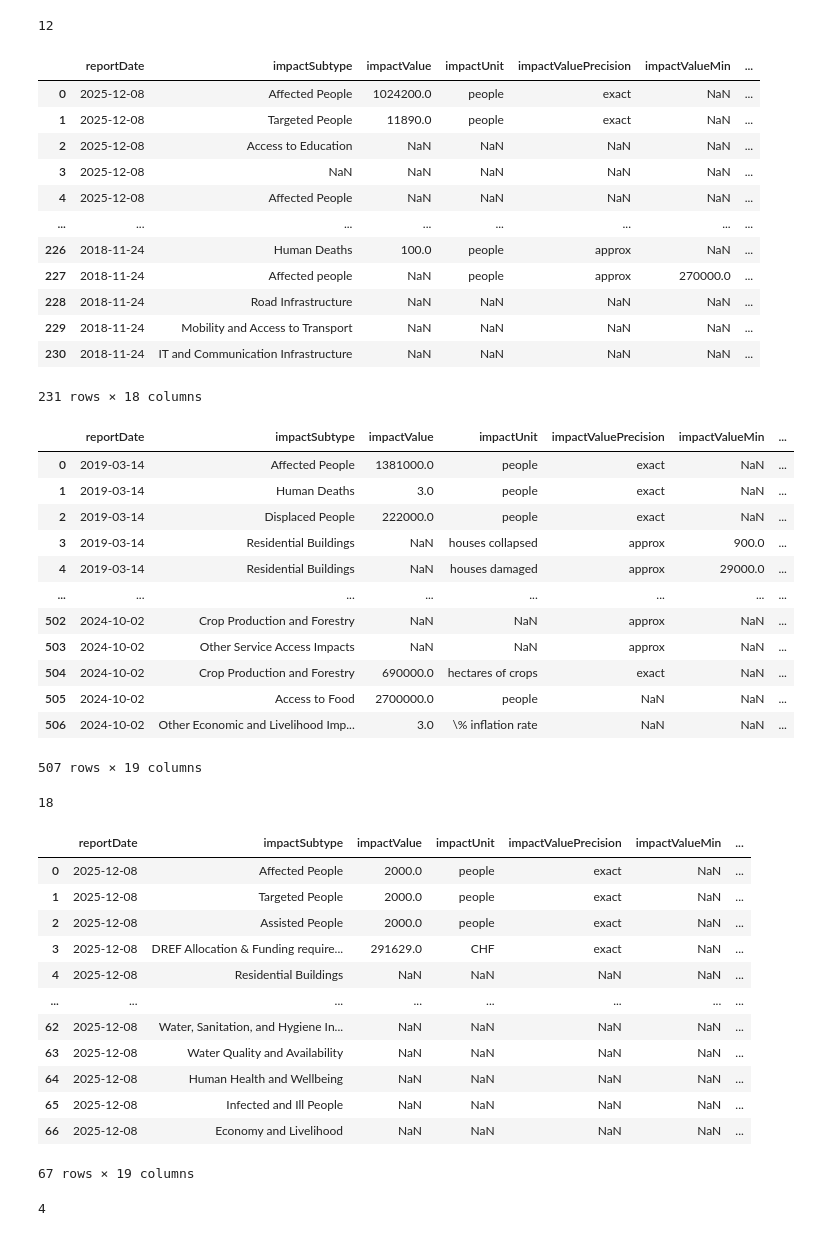
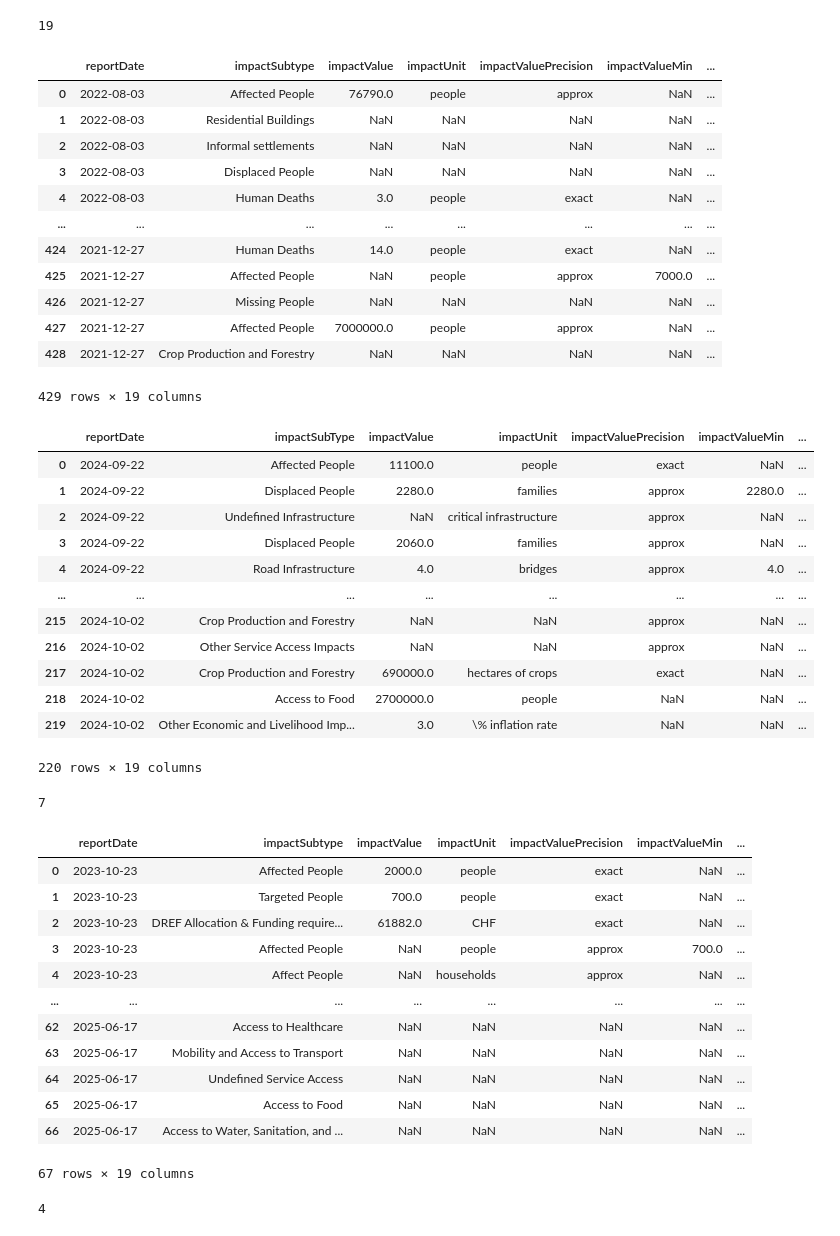
Before and after one commit to luseverin/ROUGE_database, a Jupyter notebook: notebooks/gather_label_reports_v2.ipynb, the cells around one changed output. Saved outputs shown, nothing was run; the diff lists cells and outputs as text; code cells hidden in the pictures.

```diff
--- a/notebooks/gather_label_reports_v2.ipynb
+++ b/notebooks/gather_label_reports_v2.ipynb
@@ -7,69 +7,71 @@ from src.data import *
 from src.labelling_helpers import *
 # %%
 # load all reports containing mdr in filename
-report_dir = pathlib.Path(DATA_LABELLED / "v24062026")
+report_dir = pathlib.Path(DATA_LABELLED / "v260626")
 mdr_paths = list(report_dir.rglob("*MDR*.csv"))
 # %%
 mdr_reports = pd.concat([pd.read_csv(path) for path in mdr_paths], ignore_index=True)
 # %%
 mdr_reports.appealCode.nunique()
 # %% [output]
-12
+19
 # %%
 mdr_reports
 # %% [output]
 |  | reportDate | impactSubtype | impactValue | impactUnit | impactValuePrecision | impactValueMin | ... |
-| 0 | 2025-12-08 | Affected People | 1024200.0 | people | exact | NaN | ... |
-| 1 | 2025-12-08 | Targeted People | 11890.0 | people | exact | NaN | ... |
-| 2 | 2025-12-08 | Access to Education | NaN | NaN | NaN | NaN | ... |
-| 3 | 2025-12-08 | NaN | NaN | NaN | NaN | NaN | ... |
-| 4 | 2025-12-08 | Affected People | NaN | NaN | NaN | NaN | ... |
+| 0 | 2022-08-03 | Affected People | 76790.0 | people | approx | NaN | ... |
+| 1 | 2022-08-03 | Residential Buildings | NaN | NaN | NaN | NaN | ... |
+| 2 | 2022-08-03 | Informal settlements | NaN | NaN | NaN | NaN | ... |
+| 3 | 2022-08-03 | Displaced People | NaN | NaN | NaN | NaN | ... |
+| 4 | 2022-08-03 | Human Deaths | 3.0 | people | exact | NaN | ... |
 | ... | ... | ... | ... | ... | ... | ... | ... |
-| 226 | 2018-11-24 | Human Deaths | 100.0 | people | approx | NaN | ... |
-| 227 | 2018-11-24 | Affected people | NaN | people | approx | 270000.0 | ... |
-| 228 | 2018-11-24 | Road Infrastructure | NaN | NaN | NaN | NaN | ... |
-| 229 | 2018-11-24 | Mobility and Access to Transport | NaN | NaN | NaN | NaN | ... |
-| 230 | 2018-11-24 | IT and Communication Infrastructure | NaN | NaN | NaN | NaN | ... |
+| 424 | 2021-12-27 | Human Deaths | 14.0 | people | exact | NaN | ... |
+| 425 | 2021-12-27 | Affected People | NaN | people | approx | 7000.0 | ... |
+| 426 | 2021-12-27 | Missing People | NaN | NaN | NaN | NaN | ... |
+| 427 | 2021-12-27 | Affected People | 7000000.0 | people | approx | NaN | ... |
+| 428 | 2021-12-27 | Crop Production and Forestry | NaN | NaN | NaN | NaN | ... |
-231 rows × 18 columns
+429 rows × 19 columns
 # %%
 # other reports
-label_v1 = pd.read_csv(DATA_LABELLED / "labelled_reports_impacts_gaps_v050426.csv")
+luca = pd.read_csv(report_dir / "labelled_reports_impacts_luca_gaps_v260626.csv")
 cecily = pd.read_csv(report_dir / "red_crosslabelled_reports_cecily.csv")
+ana = pd.read_csv(report_dir / "labelled_reports_round2_ANA.csv")
+gabi = pd.read_csv(report_dir / "labelled_reports_round2_Gabriela.csv")
 # %%
-label_v1
+luca
 # %% [output]
-|  | reportDate | impactSubtype | impactValue | impactUnit | impactValuePrecision | impactValueMin | ... |
-| 0 | 2019-03-14 | Affected People | 1381000.0 | people | exact | NaN | ... |
-| 1 | 2019-03-14 | Human Deaths | 3.0 | people | exact | NaN | ... |
-| 2 | 2019-03-14 | Displaced People | 222000.0 | people | exact | NaN | ... |
-| 3 | 2019-03-14 | Residential Buildings | NaN | houses collapsed | approx | 900.0 | ... |
-| 4 | 2019-03-14 | Residential Buildings | NaN | houses damaged | approx | 29000.0 | ... |
+|  | reportDate | impactSubType | impactValue | impactUnit | impactValuePrecision | impactValueMin | ... |
+| 0 | 2024-09-22 | Affected People | 11100.0 | people | exact | NaN | ... |
+| 1 | 2024-09-22 | Displaced People | 2280.0 | families | approx | 2280.0 | ... |
+| 2 | 2024-09-22 | Undefined Infrastructure | NaN | critical infrastructure | approx | NaN | ... |
+| 3 | 2024-09-22 | Displaced People | 2060.0 | families | approx | NaN | ... |
+| 4 | 2024-09-22 | Road Infrastructure | 4.0 | bridges | approx | 4.0 | ... |
 | ... | ... | ... | ... | ... | ... | ... | ... |
-| 502 | 2024-10-02 | Crop Production and Forestry | NaN | NaN | approx | NaN | ... |
-| 503 | 2024-10-02 | Other Service Access Impacts | NaN | NaN | approx | NaN | ... |
-| 504 | 2024-10-02 | Crop Production and Forestry | 690000.0 | hectares of crops | exact | NaN | ... |
-| 505 | 2024-10-02 | Access to Food | 2700000.0 | people | NaN | NaN | ... |
-| 506 | 2024-10-02 | Other Economic and Livelihood Imp... | 3.0 | \% inflation rate | NaN | NaN | ... |
+| 215 | 2024-10-02 | Crop Production and Forestry | NaN | NaN | approx | NaN | ... |
+| 216 | 2024-10-02 | Other Service Access Impacts | NaN | NaN | approx | NaN | ... |
+| 217 | 2024-10-02 | Crop Production and Forestry | 690000.0 | hectares of crops | exact | NaN | ... |
+| 218 | 2024-10-02 | Access to Food | 2700000.0 | people | NaN | NaN | ... |
+| 219 | 2024-10-02 | Other Economic and Livelihood Imp... | 3.0 | \% inflation rate | NaN | NaN | ... |
-507 rows × 19 columns
+220 rows × 19 columns
 # %%
-label_v1.appealCode.nunique()
+luca.appealCode.nunique()
 # %% [output]
-18
+7
 # %%
 cecily
 # %% [output]
 |  | reportDate | impactSubtype | impactValue | impactUnit | impactValuePrecision | impactValueMin | ... |
-| 0 | 2025-12-08 | Affected People | 2000.0 | people | exact | NaN | ... |
-| 1 | 2025-12-08 | Targeted People | 2000.0 | people | exact | NaN | ... |
-| 2 | 2025-12-08 | Assisted People | 2000.0 | people | exact | NaN | ... |
-| 3 | 2025-12-08 | DREF Allocation & Funding require... | 291629.0 | CHF | exact | NaN | ... |
-| 4 | 2025-12-08 | Residential Buildings | NaN | NaN | NaN | NaN | ... |
+| 0 | 2023-10-23 | Affected People | 2000.0 | people | exact | NaN | ... |
+| 1 | 2023-10-23 | Targeted People | 700.0 | people | exact | NaN | ... |
+| 2 | 2023-10-23 | DREF Allocation & Funding require... | 61882.0 | CHF | exact | NaN | ... |
+| 3 | 2023-10-23 | Affected People | NaN | people | approx | 700.0 | ... |
+| 4 | 2023-10-23 | Affect People | NaN | households | approx | NaN | ... |
 | ... | ... | ... | ... | ... | ... | ... | ... |
-| 62 | 2025-12-08 | Water, Sanitation, and Hygiene In... | NaN | NaN | NaN | NaN | ... |
-| 63 | 2025-12-08 | Water Quality and Availability | NaN | NaN | NaN | NaN | ... |
-| 64 | 2025-12-08 | Human Health and Wellbeing | NaN | NaN | NaN | NaN | ... |
-| 65 | 2025-12-08 | Infected and Ill People | NaN | NaN | NaN | NaN | ... |
-| 66 | 2025-12-08 | Economy and Livelihood | NaN | NaN | NaN | NaN | ... |
+| 62 | 2025-06-17 | Access to Healthcare | NaN | NaN | NaN | NaN | ... |
+| 63 | 2025-06-17 | Mobility and Access to Transport | NaN | NaN | NaN | NaN | ... |
+| 64 | 2025-06-17 | Undefined Service Access | NaN | NaN | NaN | NaN | ... |
+| 65 | 2025-06-17 | Access to Food | NaN | NaN | NaN | NaN | ... |
+| 66 | 2025-06-17 | Access to Water, Sanitation, and ... | NaN | NaN | NaN | NaN | ... |
 67 rows × 19 columns
 # %%
 cecily.appealCode.nunique()
```
Also changed, not shown: parts of 16 cells of this notebook, 6 other files.
